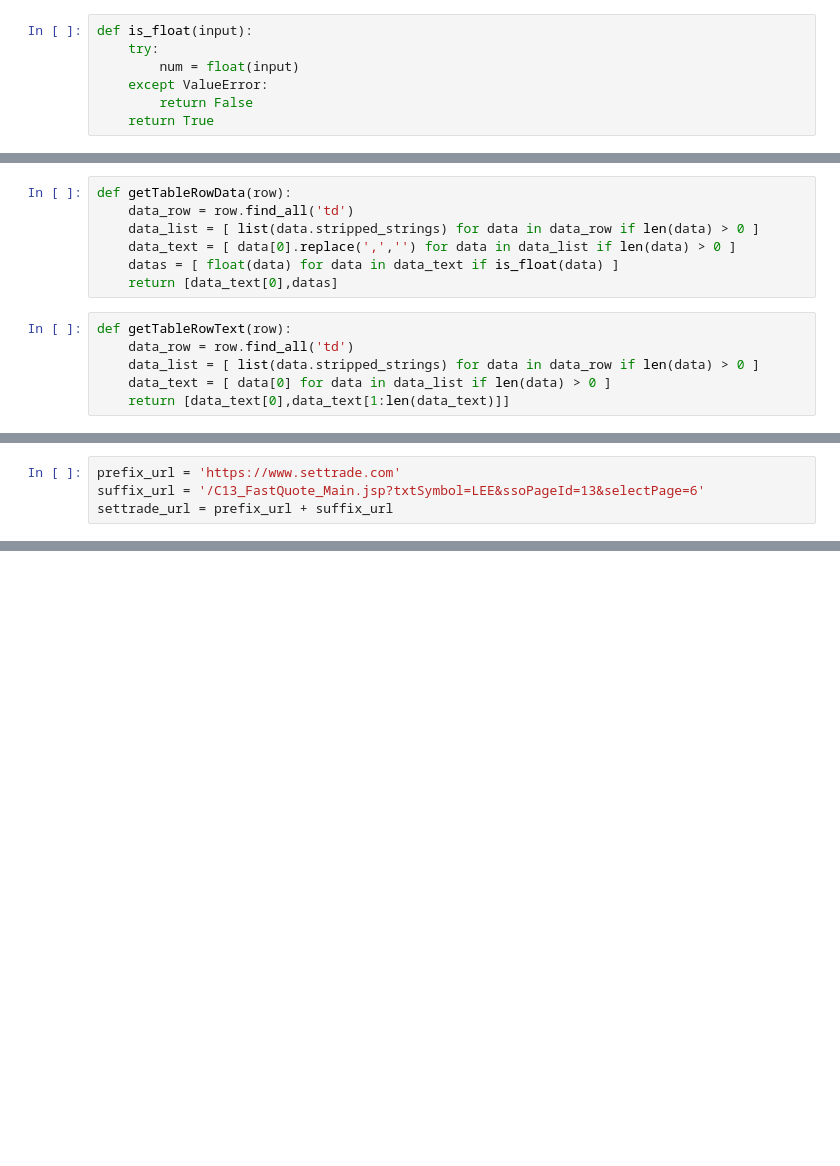
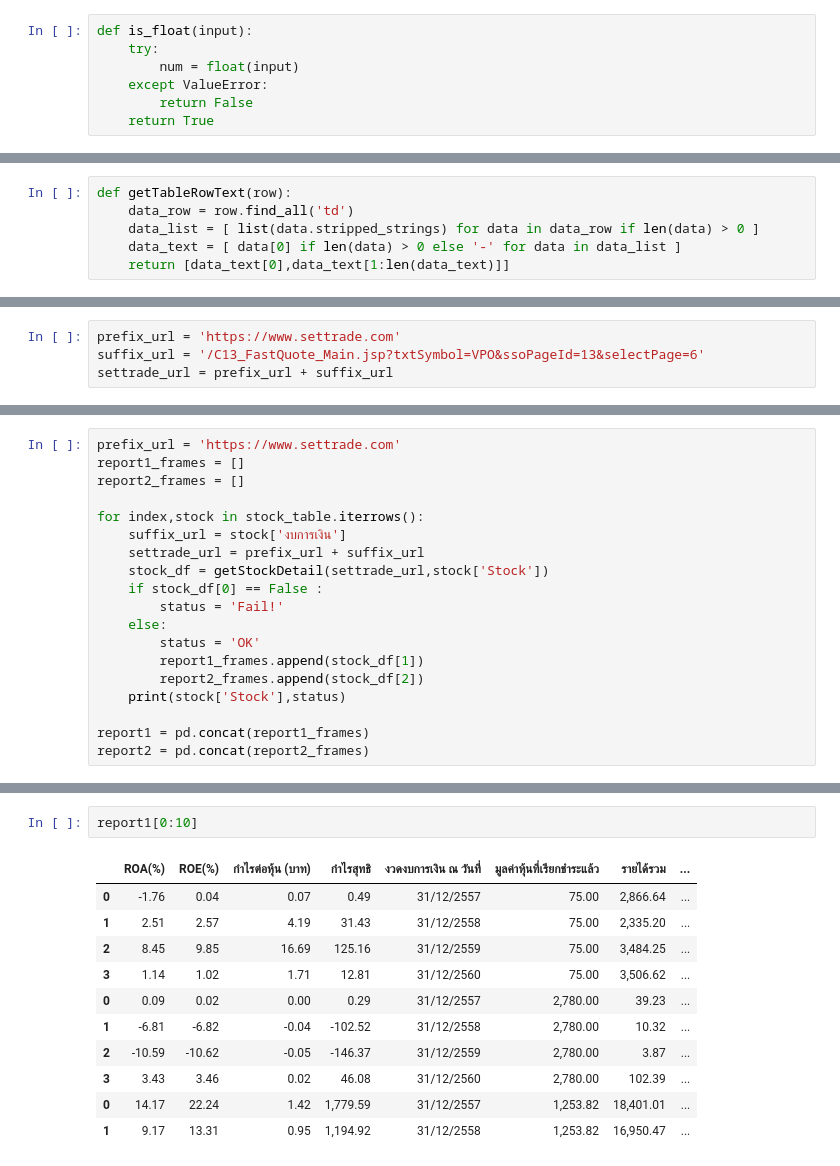
Before and after one commit to Kanbc/stock-analysis, a Jupyter notebook: notebook/2_get_data/3_stock_detail.ipynb, the cells around one changed output, grey strips where cells are left out. Cells and saved outputs as stored; diff of their text form; blank space fills up the shorter version.

```diff
--- a/notebook/2_get_data/3_stock_detail.ipynb
+++ b/notebook/2_get_data/3_stock_detail.ipynb
@@ -60,17 +48,10 @@ def getTableSecondHeadData(head):
     return [data_head[0].text,dates]
 # %%
-def getTableRowData(row):
+def getTableRowText(row):
     data_row = row.find_all('td')
     data_list = [ list(data.stripped_strings) for data in data_row if len(data) > 0 ]
-    data_text = [ data[0].replace(',','') for data in data_list if len(data) > 0 ]
-    datas = [ float(data) for data in data_text if is_float(data) ]
-    return [data_text[0],datas]
+    data_text = [ data[0] if len(data) > 0 else '-' for data in data_list ]
+    return [data_text[0],data_text[1:len(data_text)]]
-# %%
-def getTableRowText(row):
-    data_row = row.find_all('td')
-    data_list = [ list(data.stripped_strings) for data in data_row if len(data) > 0 ]
-    data_text = [ data[0] for data in data_list if len(data) > 0 ]
-    return [data_text[0],data_text[1:len(data_text)]]
 # %%
 def getStockDetail(url,stock):
     page = requests.get(url) # ดูดหน้าเว็บมา
@@ -195,4 +139,4 @@ def getStockDetail(url,stock):
 # %%
 prefix_url = 'https://www.settrade.com'
-suffix_url = '/C13_FastQuote_Main.jsp?txtSymbol=LEE&ssoPageId=13&selectPage=6'
+suffix_url = '/C13_FastQuote_Main.jsp?txtSymbol=VPO&ssoPageId=13&selectPage=6'
 settrade_url = prefix_url + suffix_url
@@ -225,0 +163,19 @@ len(xx[0])
+# %%
+prefix_url = 'https://www.settrade.com'
+report1_frames = []
+report2_frames = []
+
+for index,stock in stock_table.iterrows():
+    suffix_url = stock['งบการเงิน']
+    settrade_url = prefix_url + suffix_url
+    stock_df = getStockDetail(settrade_url,stock['Stock'])
+    if stock_df[0] == False :
+        status = 'Fail!'
+    else:
+        status = 'OK'
+        report1_frames.append(stock_df[1])
+        report2_frames.append(stock_df[2])
+    print(stock['Stock'],status)
+
+report1 = pd.concat(report1_frames)
+report2 = pd.concat(report2_frames)
@@ -225,0 +200,14 @@ len(xx[0])
+# %%
+report1[0:10]
+# %% [output]
+|  | ROA(%) | ROE(%) | กำไรต่อหุ้น (บาท) | กำไรสุทธิ | งวดงบการเงิน ณ วันที่ | มูลค่าหุ้นที่เรียกชำระแล้ว | รายได้รวม | ... |
+| 0 | -1.76 | 0.04 | 0.07 | 0.49 | 31/12/2557 | 75.00 | 2,866.64 | ... |
+| 1 | 2.51 | 2.57 | 4.19 | 31.43 | 31/12/2558 | 75.00 | 2,335.20 | ... |
+| 2 | 8.45 | 9.85 | 16.69 | 125.16 | 31/12/2559 | 75.00 | 3,484.25 | ... |
+| 3 | 1.14 | 1.02 | 1.71 | 12.81 | 31/12/2560 | 75.00 | 3,506.62 | ... |
+| 0 | 0.09 | 0.02 | 0.00 | 0.29 | 31/12/2557 | 2,780.00 | 39.23 | ... |
+| 1 | -6.81 | -6.82 | -0.04 | -102.52 | 31/12/2558 | 2,780.00 | 10.32 | ... |
+| 2 | -10.59 | -10.62 | -0.05 | -146.37 | 31/12/2559 | 2,780.00 | 3.87 | ... |
+| 3 | 3.43 | 3.46 | 0.02 | 46.08 | 31/12/2560 | 2,780.00 | 102.39 | ... |
+| 0 | 14.17 | 22.24 | 1.42 | 1,779.59 | 31/12/2557 | 1,253.82 | 18,401.01 | ... |
+| 1 | 9.17 | 13.31 | 0.95 | 1,194.92 | 31/12/2558 | 1,253.82 | 16,950.47 | ... |
```
Also changed, not shown: parts of 23 cells of this notebook, 3 other files.
